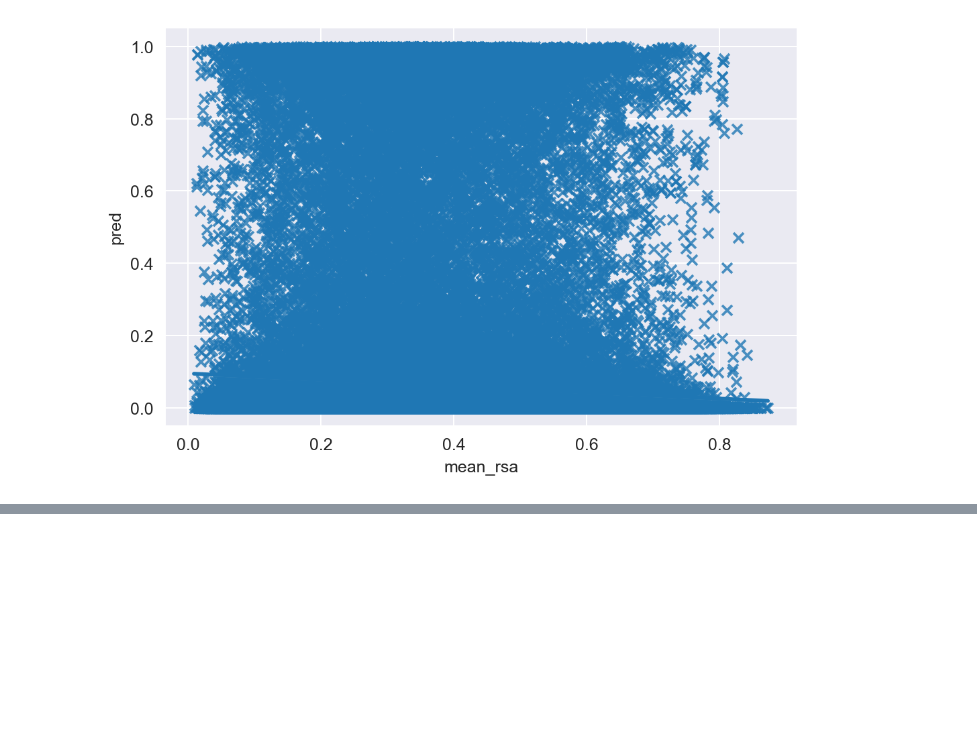
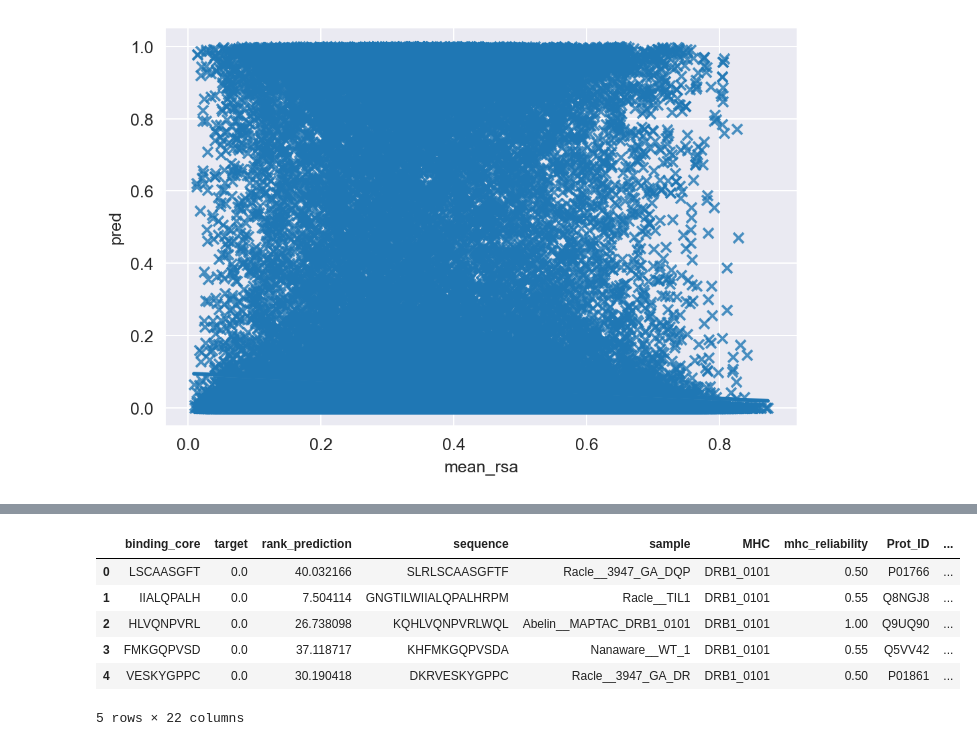
Before and after one commit to richieYT-wan/PyNNalign, a Jupyter notebook: notebooks/250114_MeanStructChecks.ipynb, the cells around one changed output, grey strips where cells are left out. Drawn from its saved outputs; the diff is of its cells as text; code cells hidden in the pictures; blank space fills up the shorter version.

```diff
--- a/notebooks/250114_MeanStructChecks.ipynb
+++ b/notebooks/250114_MeanStructChecks.ipynb
@@ -855,0 +830,10 @@ Skipping line 43324: expected 21 fields, saw 22
+# %%
+baseline_valid.head()
+# %% [output]
+|  | binding_core | target | rank_prediction | sequence | sample | MHC | mhc_reliability | Prot_ID | ... |
+| 0 | LSCAASGFT | 0.0 | 40.032166 | SLRLSCAASGFTF | Racle__3947_GA_DQP | DRB1_0101 | 0.50 | P01766 | ... |
+| 1 | IIALQPALH | 0.0 | 7.504114 | GNGTILWIIALQPALHRPM | Racle__TIL1 | DRB1_0101 | 0.55 | Q8NGJ8 | ... |
+| 2 | HLVQNPVRL | 0.0 | 26.738098 | KQHLVQNPVRLWQL | Abelin__MAPTAC_DRB1_0101 | DRB1_0101 | 1.00 | Q9UQ90 | ... |
+| 3 | FMKGQPVSD | 0.0 | 37.118717 | KHFMKGQPVSDA | Nanaware__WT_1 | DRB1_0101 | 0.55 | Q5VV42 | ... |
+| 4 | VESKYGPPC | 0.0 | 30.190418 | DKRVESKYGPPC | Racle__3947_GA_DR | DRB1_0101 | 0.50 | P01861 | ... |
+5 rows × 22 columns
```
Also changed, not shown: parts of 20 cells of this notebook, 27 other files.
